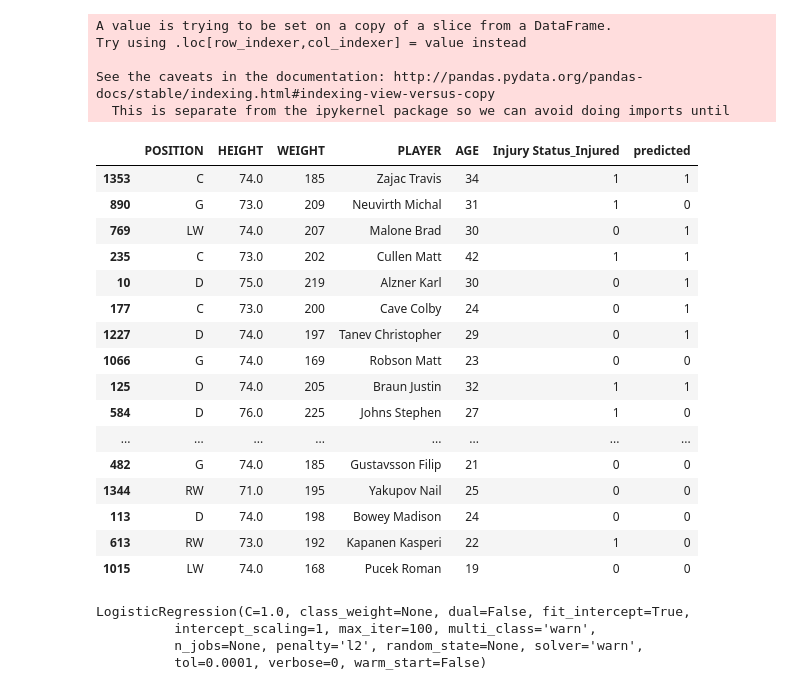
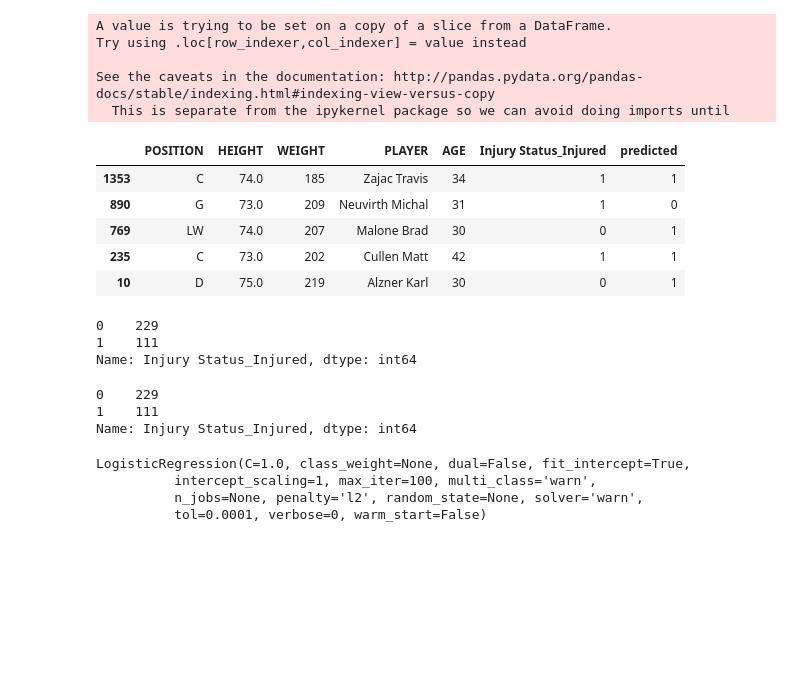
Before and after one commit to ibourzgui/project3_Imane, a Jupyter notebook: NHL_HotEncod-TOI.ipynb, the cells around one changed output. Drawn from its saved outputs; the diff is of its cells as text; code cells hidden in the pictures; blank space fills up the shorter version.

```diff
--- a/NHL_HotEncod.ipynb
+++ b/NHL_HotEncod-TOI.ipynb
@@ -126,25 +137,26 @@ See the caveats in the documentation: http://pandas.pydata.org/pandas-docs/stabl
   This is separate from the ipykernel package so we can avoid doing imports until
 # %%
 #Show original data with labels and predictions
-odf.head(50)
+odf.head()
 # %% [output]
 |  | POSITION | HEIGHT | WEIGHT | PLAYER | AGE | Injury Status_Injured | predicted |
 | 1353 | C | 74.0 | 185 | Zajac Travis | 34 | 1 | 1 |
 | 890 | G | 73.0 | 209 | Neuvirth Michal | 31 | 1 | 0 |
 | 769 | LW | 74.0 | 207 | Malone Brad | 30 | 0 | 1 |
 | 235 | C | 73.0 | 202 | Cullen Matt | 42 | 1 | 1 |
 | 10 | D | 75.0 | 219 | Alzner Karl | 30 | 0 | 1 |
-| 177 | C | 73.0 | 200 | Cave Colby | 24 | 0 | 1 |
-| 1227 | D | 74.0 | 197 | Tanev Christopher | 29 | 0 | 1 |
-| 1066 | G | 74.0 | 169 | Robson Matt | 23 | 0 | 0 |
-| 125 | D | 74.0 | 205 | Braun Justin | 32 | 1 | 1 |
-| 584 | D | 76.0 | 225 | Johns Stephen | 27 | 1 | 0 |
-| ... | ... | ... | ... | ... | ... | ... | ... |
-| 482 | G | 74.0 | 185 | Gustavsson Filip | 21 | 0 | 0 |
-| 1344 | RW | 71.0 | 195 | Yakupov Nail | 25 | 0 | 0 |
-| 113 | D | 74.0 | 198 | Bowey Madison | 24 | 0 | 0 |
-| 613 | RW | 73.0 | 192 | Kapanen Kasperi | 22 | 1 | 0 |
-| 1015 | LW | 74.0 | 168 | Pucek Roman | 19 | 0 | 0 |
 # %%
 # NHL.to_csv('NHLModel.csv', index=True, header=True)
+odf['predicted'].value_counts()
+odf['Injury Status_Injured'].value_counts()
+# %% [output]
+0    229
+1    111
+Name: Injury Status_Injured, dtype: int64
+# %%
+odf['Injury Status_Injured'].value_counts()
+# %% [output]
+0    229
+1    111
+Name: Injury Status_Injured, dtype: int64
 # %%
```
Also changed, not shown: parts of 3 cells of this notebook, 2 other files.
